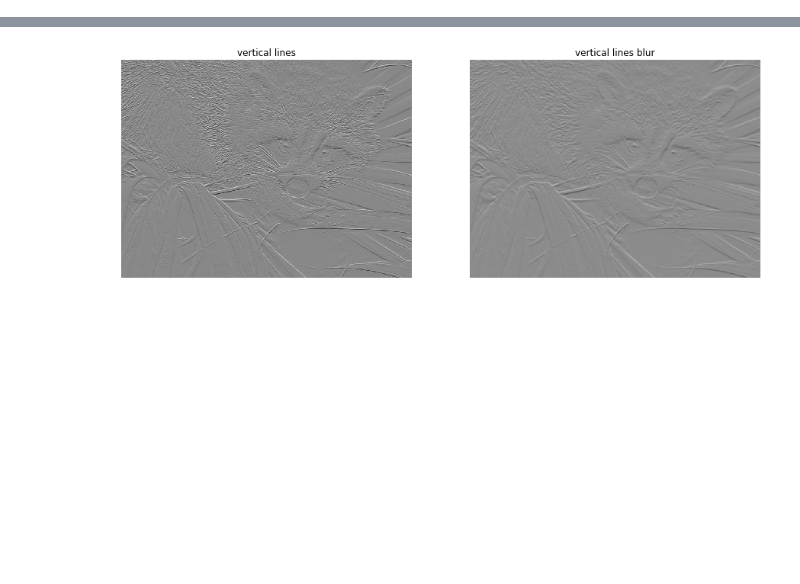
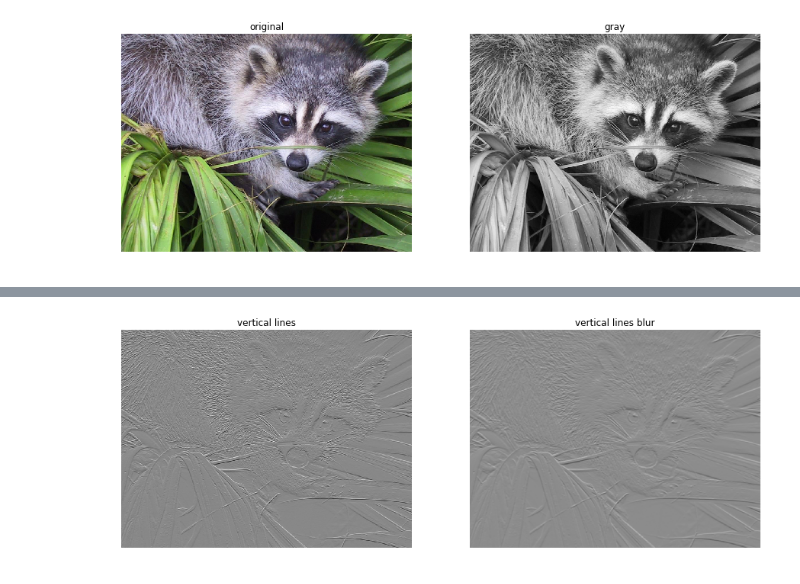
Before and after one commit to dabl8647/appm3310, a Jupyter notebook: sobel.ipynb, the cells around one changed output, grey strips where cells are left out. Drawn from its saved outputs; the diff is of its cells as text; code cells hidden in the pictures; blank space fills up the shorter version.

```diff
--- a/sobel.ipynb
+++ b/sobel.ipynb
@@ -7,15 +7,21 @@ from scipy.ndimage import gaussian_filter
 # Note make sure to convert to grayscale
 
 # use sample image of racoon face from misc package
-image = misc.face(gray=True)
+image = misc.face()
+
+image_gray = misc.face(gray=True)
 
 # use sample from desktop (change to an appropriate path)
-#image = misc.imread("/Users/bloomdt/Desktop/engineering_building.png", flatten=True)
+#image = misc.imread("/Users/bloomdt/Desktop/engineering_building.png")
+#image_gray = misc.imread("/Users/bloomdt/Desktop/engineering_building.png", flatten=True)
 
 # convert to float for pyplot
-image = image.astype('float32')
+image_gray = image_gray.astype('float32')
+
+# mean blur
+mean_blur_image = median_filter(image_gray, size=5)
 
 # use gaussian blur
-blur_image = gaussian_filter(image, sigma=1.5)
+gaussian_blur_image = gaussian_filter(image_gray, sigma=1.5)
 # %%
 # horizontal gradient - estimating the gradient in the x-direction (columns), so dx detects vertical lines.
@@ -60,0 +48,68 @@ plt.show()
+# %%
+plt.figure(figsize=(15,15))
+plt.gray()
+
+# plot original and blur images
+
+plt.subplot(121)
+plt.imshow(image, cmap=plt.cm.gray)
+plt.title('original')
+plt.axis('off')
+
+
+plt.subplot(122)
+plt.imshow(image_gray, cmap=plt.cm.gray)
+plt.title('gray')
+plt.axis('off')
+
+plt.show()
+
+plt.figure(figsize=(15,15))
+plt.gray()
+
+plt.subplot(121)
+plt.imshow(image_gray, cmap=plt.cm.gray)
+plt.title('gray')
+plt.axis('off')
+
+
+plt.subplot(122)
+plt.imshow(mean_blur_image, cmap=plt.cm.gray)
+plt.title('mean blur')
+plt.axis('off')
+
+plt.show()
+
+plt.figure(figsize=(15,15))
+plt.gray()
+
+plt.subplot(121)
+plt.imshow(image_gray, cmap=plt.cm.gray)
+plt.title('gray')
+plt.axis('off')
+
+
+plt.subplot(122)
+plt.imshow(gaussian_blur_image, cmap=plt.cm.gray)
+plt.title('gaussian blur')
+plt.axis('off')
+
+plt.show()
+
+plt.figure(figsize=(15,15))
+plt.gray()
+
+plt.subplot(121)
+plt.imshow(mean_blur_image, cmap=plt.cm.gray)
+plt.title('mean blur')
+plt.axis('off')
+
+
+plt.subplot(122)
+plt.imshow(gaussian_blur_image, cmap=plt.cm.gray)
+plt.title('gaussian blur')
+plt.axis('off')
+
+plt.show()
+# %% [output]
+[figure, added]
```
Also changed, not shown: parts of 5 cells of this notebook.
